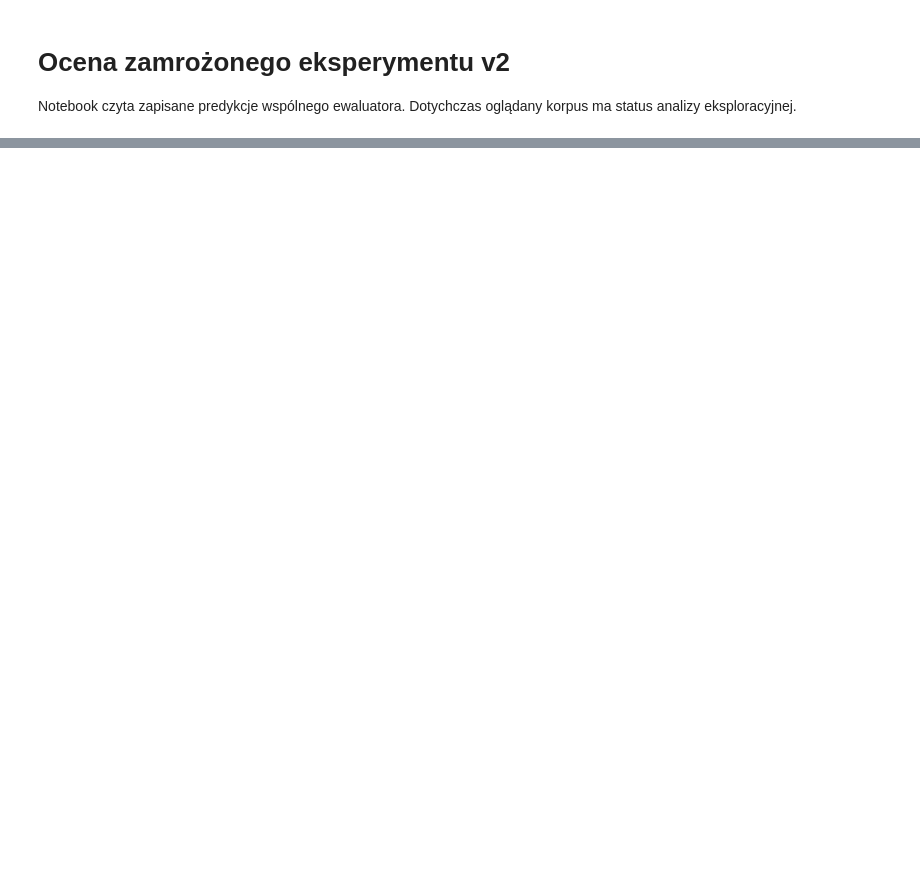
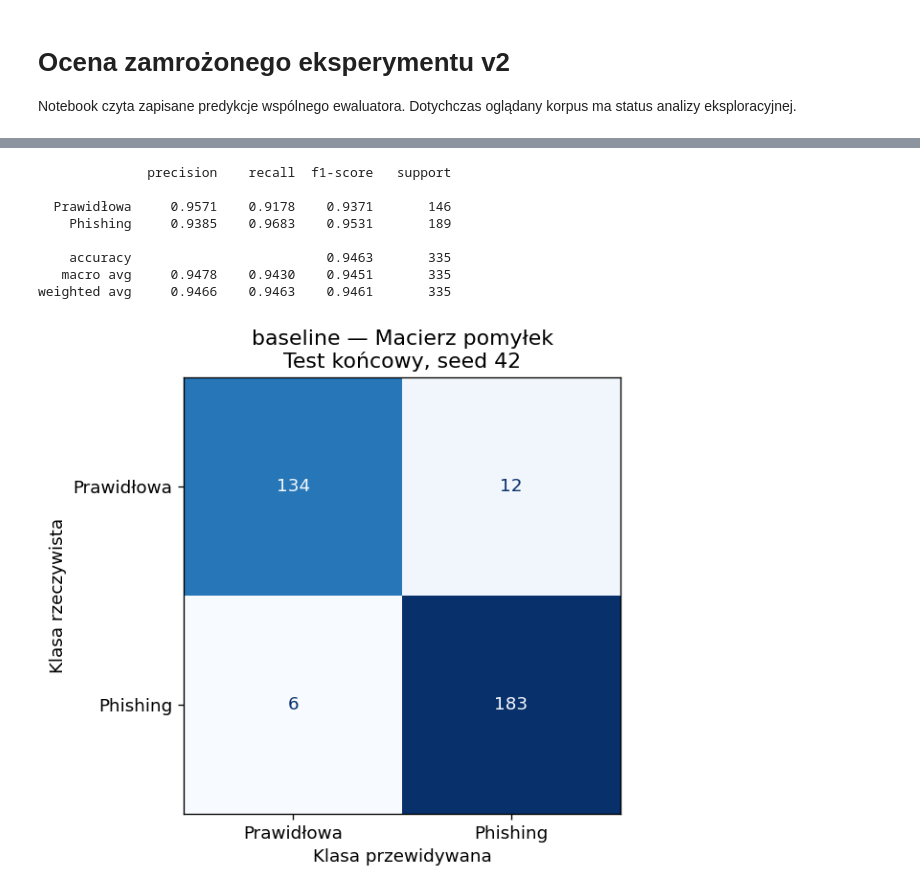
Before and after one commit to bi3lu/phishing-transformer-detection, a Jupyter notebook: notebooks/evaluate_baseline.ipynb, the cells around one changed output, grey strips where cells are left out. Saved outputs shown, nothing was run; the diff lists cells and outputs as text; code cells hidden in the pictures; blank space fills up the shorter version.

Commit message:
docs: Execute seed-42 evaluation and SHAP notebooks

```diff
--- a/notebooks/evaluate_baseline.ipynb
+++ b/notebooks/evaluate_baseline.ipynb
@@ -3,10 +3,25 @@
 Notebook czyta zapisane predykcje wspólnego ewaluatora. Dotychczas oglądany korpus ma status analizy eksploracyjnej.
 # %%
 from pathlib import Path
+from datetime import datetime, timezone
+import os
 import sys
+
 root = Path.cwd() if (Path.cwd() / "src").exists() else Path.cwd().parent
 sys.path.insert(0, str(root))
-# Set PHISHING_RUN_ID / PHISHING_SEED before starting the notebook kernel.
-from src.config import RESULTS_DIR, SAVED_MODELS_DIR
+# Ustawić przed importem src.config; istniejące zmienne środowiskowe mają pierwszeństwo.
+os.environ.setdefault("PHISHING_RUN_ID", "thesis_v2_macos27")
+os.environ.setdefault("PHISHING_SEED", "42")
+os.environ.setdefault("TOKENIZERS_PARALLELISM", "false")
+
+from src.config import RESULTS_DIR, SAVED_MODELS_DIR, RUN_ID, RANDOM_STATE
 import pandas as pd
 import numpy as np
+import matplotlib.pyplot as plt
+
+get_ipython().run_line_magic("matplotlib", "inline")
+plt.rcParams.update({"figure.dpi": 120, "savefig.dpi": 300, "font.size": 11})
+figure_dir = RESULTS_DIR / "notebook_figures"
+figure_dir.mkdir(parents=True, exist_ok=True)
+print(f"Przebieg: {RUN_ID}; seed: {RANDOM_STATE}")
+print(f"Wykonano (UTC): {datetime.now(timezone.utc).isoformat(timespec='seconds')}")
@@ -13,13 +32,42 @@ import numpy as np
 # %%
 from src.evaluation.evaluate import load_final_predictions
+from sklearn.metrics import classification_report, ConfusionMatrixDisplay, RocCurveDisplay, PrecisionRecallDisplay
+
 predictions = load_final_predictions()
-frame = predictions[predictions.model == "baseline"].copy()
-
+model_name = "baseline"
+frame = predictions[predictions.model == model_name].copy()
 if frame.empty:
     raise RuntimeError("Brak modelu w zakończonej ewaluacji")
 
-from sklearn.metrics import classification_report, ConfusionMatrixDisplay, RocCurveDisplay, PrecisionRecallDisplay
-print(classification_report(frame.Is_Phishing.astype(int), frame.prediction))
-ConfusionMatrixDisplay.from_predictions(frame.Is_Phishing.astype(int), frame.prediction)
-RocCurveDisplay.from_predictions(frame.Is_Phishing.astype(int), frame.probability)
-PrecisionRecallDisplay.from_predictions(frame.Is_Phishing.astype(int), frame.probability)
+print(classification_report(frame.Is_Phishing.astype(int), frame.prediction,
+                            target_names=["Prawidłowa", "Phishing"], digits=4))
+plots = [
+    ("confusion_matrix", "Macierz pomyłek", lambda ax: ConfusionMatrixDisplay.from_predictions(
+        frame.Is_Phishing.astype(int), frame.prediction,
+        display_labels=["Prawidłowa", "Phishing"], cmap="Blues", colorbar=False, ax=ax)),
+    ("roc", "Krzywa ROC", lambda ax: RocCurveDisplay.from_predictions(
+        frame.Is_Phishing.astype(int), frame.probability, name=model_name, ax=ax)),
+    ("precision_recall", "Krzywa precision–recall", lambda ax: PrecisionRecallDisplay.from_predictions(
+        frame.Is_Phishing.astype(int), frame.probability, name=model_name, ax=ax)),
+]
+for filename, title, draw in plots:
+    fig, ax = plt.subplots(figsize=(6, 5))
+    draw(ax)
+    ax.set_title(f"{model_name} — {title}\nTest końcowy, seed {RANDOM_STATE}")
+    if filename == "confusion_matrix":
+        ax.set(xlabel="Klasa przewidywana", ylabel="Klasa rzeczywista")
+    fig.tight_layout()
+    for extension in ("png", "pdf"):
+        fig.savefig(figure_dir / f"{model_name}_{filename}.{extension}", bbox_inches="tight")
+    plt.show()
+    plt.close(fig)
+# %% [output]
+              precision    recall  f1-score   support
+
+  Prawidłowa     0.9571    0.9178    0.9371       146
+    Phishing     0.9385    0.9683    0.9531       189
+
+    accuracy                         0.9463       335
+   macro avg     0.9478    0.9430    0.9451       335
+weighted avg     0.9466    0.9463    0.9461       335
+[figure, added]
```
Also changed, not shown: parts of 3 cells of this notebook, 3 other files.
